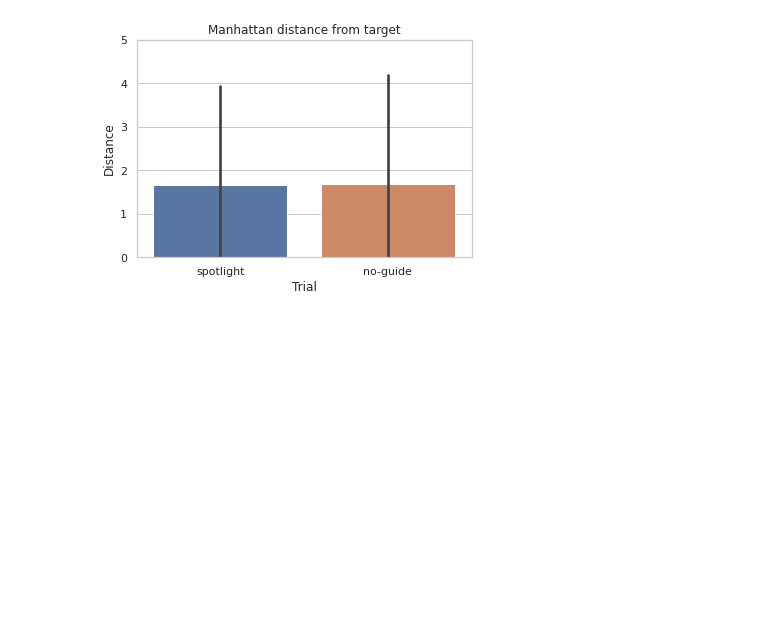
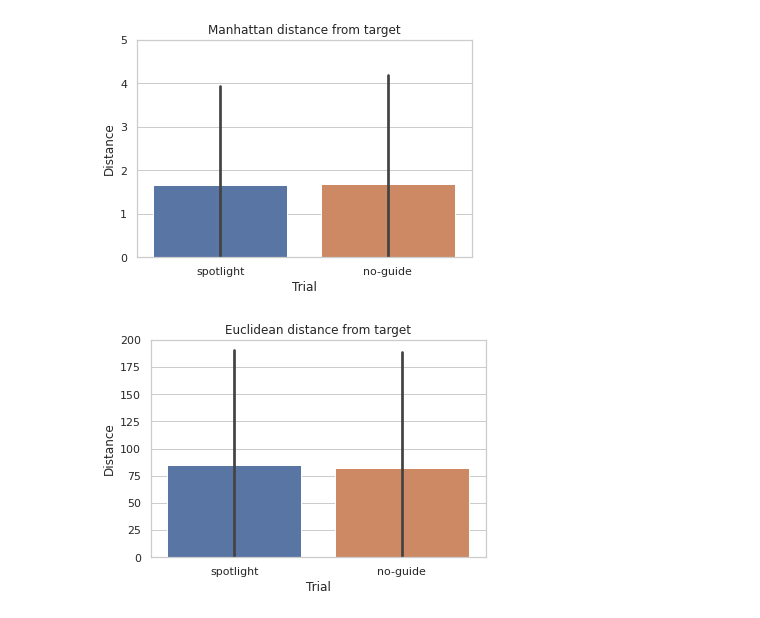
Before and after one commit to hermana/hci-experiment-analysis, a Jupyter notebook: no_guide_analysis.ipynb, the cells around one changed output. Cells and saved outputs as stored; diff of their text form; code cells hidden in the pictures; blank space fills up the shorter version.

Commit message:
more plots

```diff
--- a/no_guide_analysis.ipynb
+++ b/no_guide_analysis.ipynb
@@ -405,3 +405,13 @@ plt.ylim(0, 5)
 plt.savefig(f"./plots/{FOLDER_NAME}/test_data/manhattan_test_performance.png")
 # %% [output]
 [figure]
+# %%
+
+
+plt.figure()
+sns.barplot(data=test_data, x='condition', y=f'euclidean', ci='sd').set(title="Euclidean distance from target", xlabel="Trial", ylabel="Distance")
+
+plt.ylim(0, 200)
+plt.savefig(f"./plots/{FOLDER_NAME}/test_data/euclidean_test_performance.png")
+# %% [output]
+[figure, added]
```
Also changed, not shown: 1 other file.
